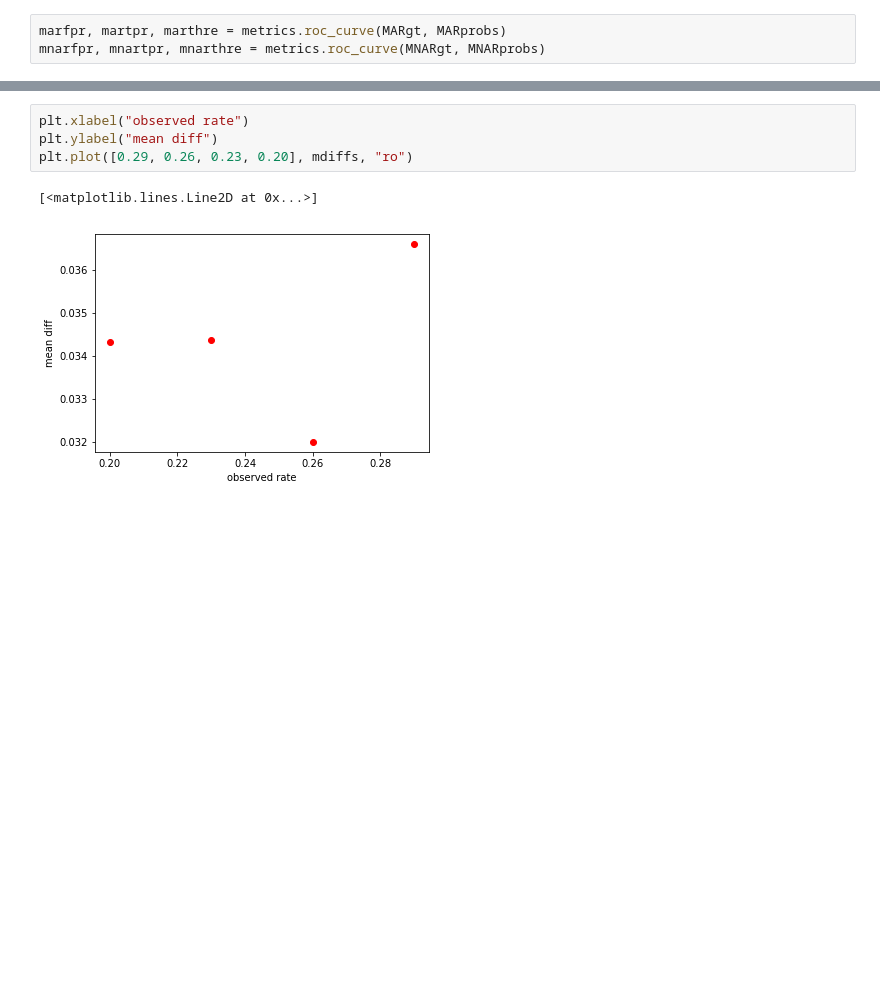
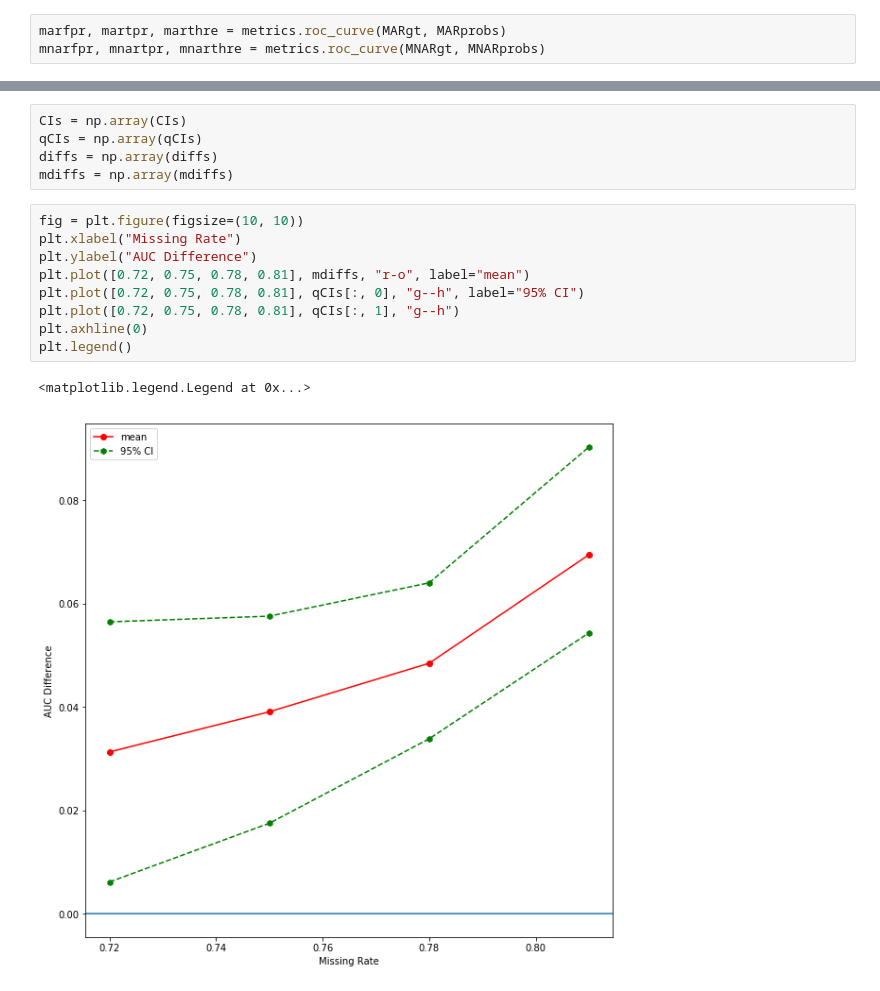
Before and after one commit to JINhuaqing/MNAR, a Jupyter notebook: RealData/yelp/Yelp_res_ana.ipynb, the cells around one changed output, grey strips where cells are left out. Drawn from its saved outputs; the diff is of its cells as text; blank space fills up the shorter version.

```diff
--- a/RealData/yelp/Yelp_res_ana.ipynb
+++ b/RealData/yelp/Yelp_res_ana.ipynb
@@ -167,10 +181,20 @@ for allaucdf in allaucdfs:
-# %%
-plt.xlabel("observed rate")
-plt.ylabel("mean diff")
-plt.plot([0.29, 0.26, 0.23, 0.20], mdiffs, "ro")
-# %% [output]
-[<matplotlib.lines.Line2D at 0x...>]
-[figure, removed]
+# %%
+CIs = np.array(CIs)
+qCIs = np.array(qCIs)
+diffs = np.array(diffs)
+mdiffs = np.array(mdiffs)
+# %%
+fig = plt.figure(figsize=(10, 10))
+plt.xlabel("Missing Rate")
+plt.ylabel("AUC Difference")
+plt.plot([0.72, 0.75, 0.78, 0.81], mdiffs, "r-o", label="mean")
+plt.plot([0.72, 0.75, 0.78, 0.81], qCIs[:, 0], "g--h", label="95% CI")
+plt.plot([0.72, 0.75, 0.78, 0.81], qCIs[:, 1], "g--h")
+plt.axhline(0)
+plt.legend()
+# %% [output]
+<matplotlib.legend.Legend at 0x...>
+[figure, added]
 # %%
 diffs
 # %% [output]
```
Also changed, not shown: parts of 29 cells of this notebook, 10 other files.
